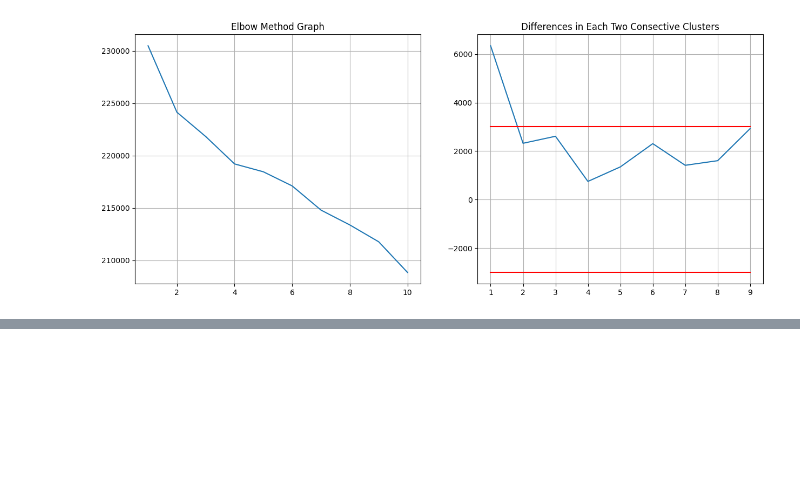
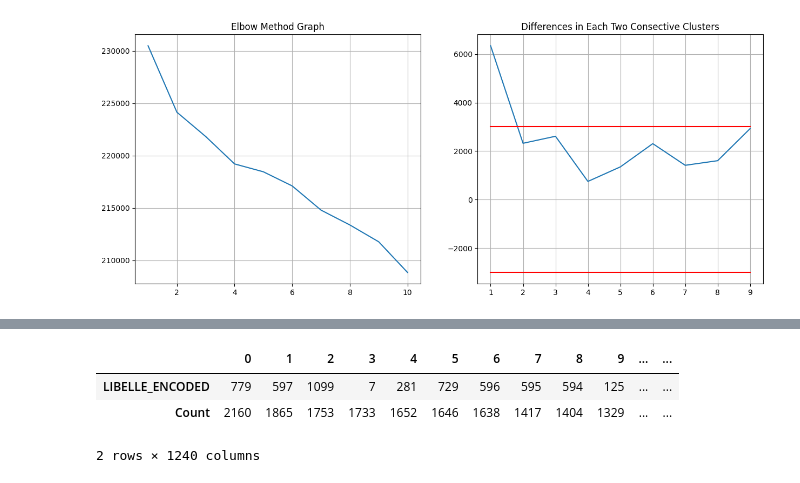
Before and after one commit to Benjyhy/rec_system, a Jupyter notebook: cart_clustering.ipynb, the cells around one changed output, grey strips where cells are left out. Cells and saved outputs as stored; diff of their text form; code cells hidden in the pictures; blank space fills up the shorter version.

```diff
--- a/cart_clustering.ipynb
+++ b/cart_clustering.ipynb
@@ -182,0 +196,24 @@ elbow_method.showPlot(boundary = 3000)
+# %%
+# For each cluster, how many times do we find each libelle
+def clustersLibelles(tickets_cluster, tickets_data):
+    clusters = list(tickets_cluster['Cluster'])
+    each_cluster_libelles = list()
+    for i in range(len(np.unique(clusters))):
+        tickets_list = list(tickets_cluster[tickets_cluster['Cluster'] == i]['TICKET_ID'])
+        tickets_libelles_list = list()
+        for ticket in tickets_list:
+            tickets_libelles_list.extend(list(tickets_data[tickets_data['TICKET_ID'] == ticket]['LIBELLE_ENCODED']))
+        tickets_libelles_counts = list()
+        tickets_libelles_counts.extend([[libelle, tickets_libelles_list.count(libelle)] for libelle in np.unique(tickets_libelles_list)])
+        each_cluster_libelles.append(pd.DataFrame(tickets_libelles_counts, columns=['LIBELLE_ENCODED', 'Count']).sort_values(by = ['Count'], ascending = False).reset_index(drop=True))
+    return each_cluster_libelles
+
+cluster_libelles = clustersLibelles(tickets_cluster, carts)
+# %%
+# For cluster 1, libelle [LIBELLE_ENCODED] is present [Count] times
+cluster_libelles[1].T
+# %% [output]
+|  | 0 | 1 | 2 | 3 | 4 | 5 | 6 | 7 | 8 | 9 | ... | ... |
+| LIBELLE_ENCODED | 779 | 597 | 1099 | 7 | 281 | 729 | 596 | 595 | 594 | 125 | ... | ... |
+| Count | 2160 | 1865 | 1753 | 1733 | 1652 | 1646 | 1638 | 1417 | 1404 | 1329 | ... | ... |
+2 rows × 1240 columns
```
Also changed, not shown: parts of 5 cells of this notebook.
